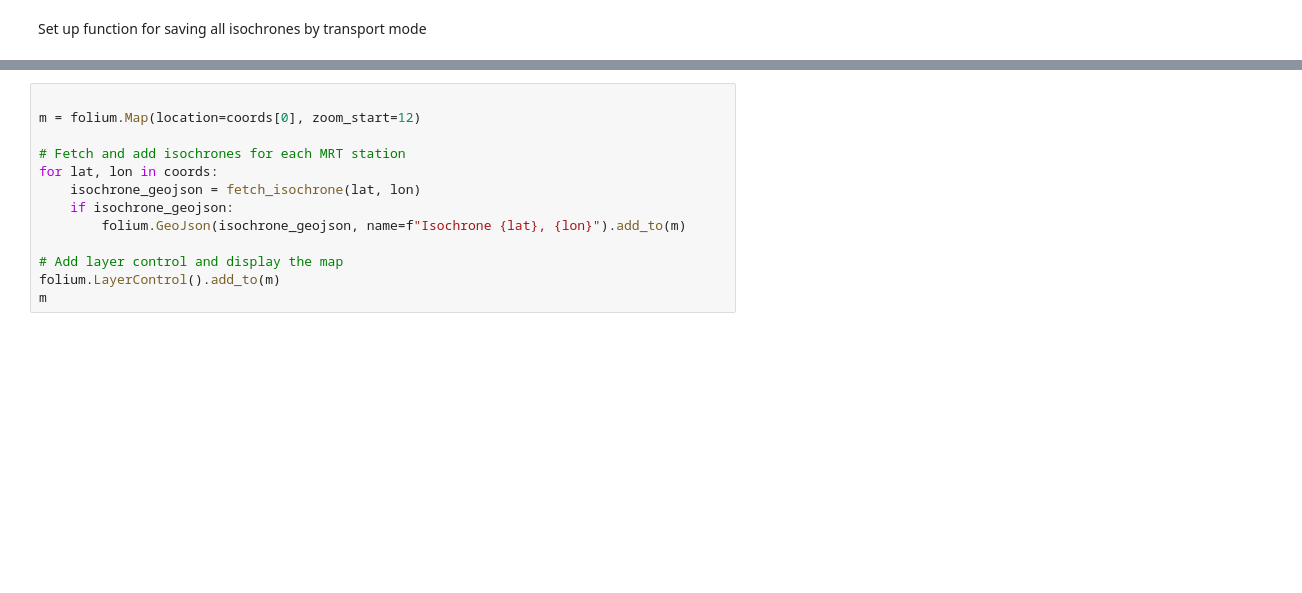
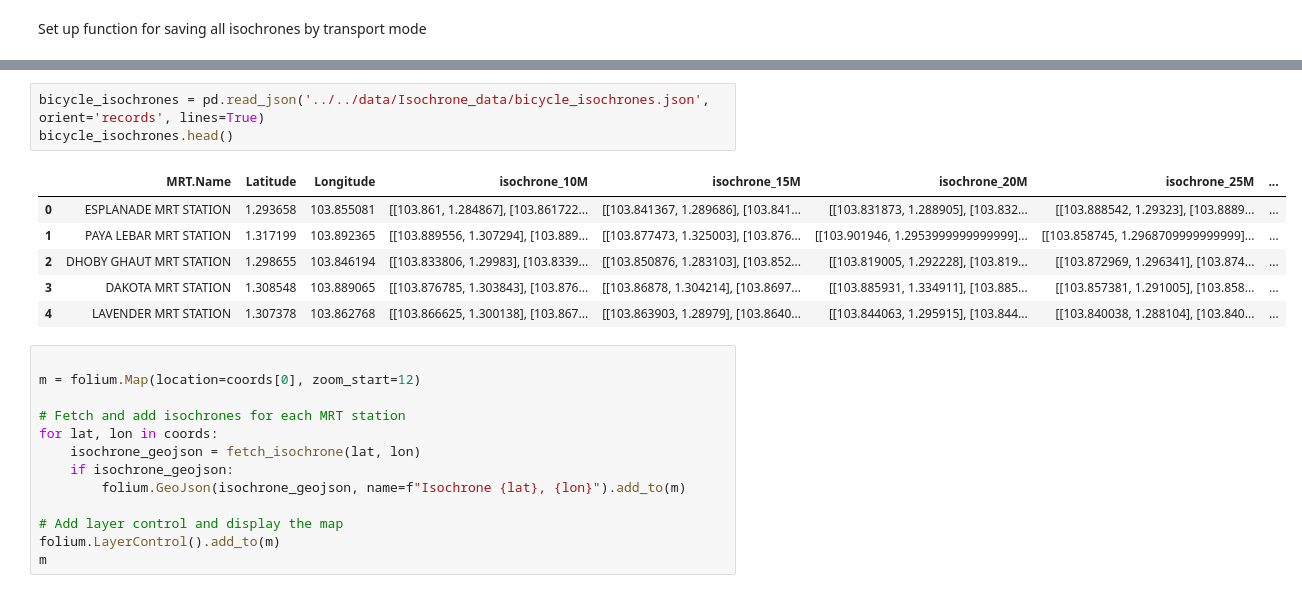
Before and after one commit to ethan-cyj/Public-Transportation-In-Singapore, a Jupyter notebook: Backend/SP3/SP3_generate_isochrones.ipynb, the cells around one changed output, grey strips where cells are left out. Drawn from its saved outputs; the diff is of its cells as text; blank space fills up the shorter version.

Commit message:
save the isochrones data to json files

```diff
--- a/Backend/SP3/SP3_generate_isochrones.ipynb
+++ b/Backend/SP3/SP3_generate_isochrones.ipynb
@@ -118,3 +174,13 @@ Fetched isochrone for interval 30M, MRT: CASHEW MRT STATION
+# %%
+bicycle_isochrones = pd.read_json('../../data/Isochrone_data/bicycle_isochrones.json', orient='records', lines=True)
+bicycle_isochrones.head()
+# %% [output]
+|  | MRT.Name | Latitude | Longitude | isochrone_10M | isochrone_15M | isochrone_20M | isochrone_25M | ... |
+| 0 | ESPLANADE MRT STATION | 1.293658 | 103.855081 | [[103.861, 1.284867], [103.861722... | [[103.841367, 1.289686], [103.841... | [[103.831873, 1.288905], [103.832... | [[103.888542, 1.29323], [103.8889... | ... |
+| 1 | PAYA LEBAR MRT STATION | 1.317199 | 103.892365 | [[103.889556, 1.307294], [103.889... | [[103.877473, 1.325003], [103.876... | [[103.901946, 1.2953999999999999]... | [[103.858745, 1.2968709999999999]... | ... |
+| 2 | DHOBY GHAUT MRT STATION | 1.298655 | 103.846194 | [[103.833806, 1.29983], [103.8339... | [[103.850876, 1.283103], [103.852... | [[103.819005, 1.292228], [103.819... | [[103.872969, 1.296341], [103.874... | ... |
+| 3 | DAKOTA MRT STATION | 1.308548 | 103.889065 | [[103.876785, 1.303843], [103.876... | [[103.86878, 1.304214], [103.8697... | [[103.885931, 1.334911], [103.885... | [[103.857381, 1.291005], [103.858... | ... |
+| 4 | LAVENDER MRT STATION | 1.307378 | 103.862768 | [[103.866625, 1.300138], [103.867... | [[103.863903, 1.28979], [103.8640... | [[103.844063, 1.295915], [103.844... | [[103.840038, 1.288104], [103.840... | ... |
 # %%
 
 m = folium.Map(location=coords[0], zoom_start=12)
```
Also changed, not shown: parts of 6 cells of this notebook, 4 other files.
